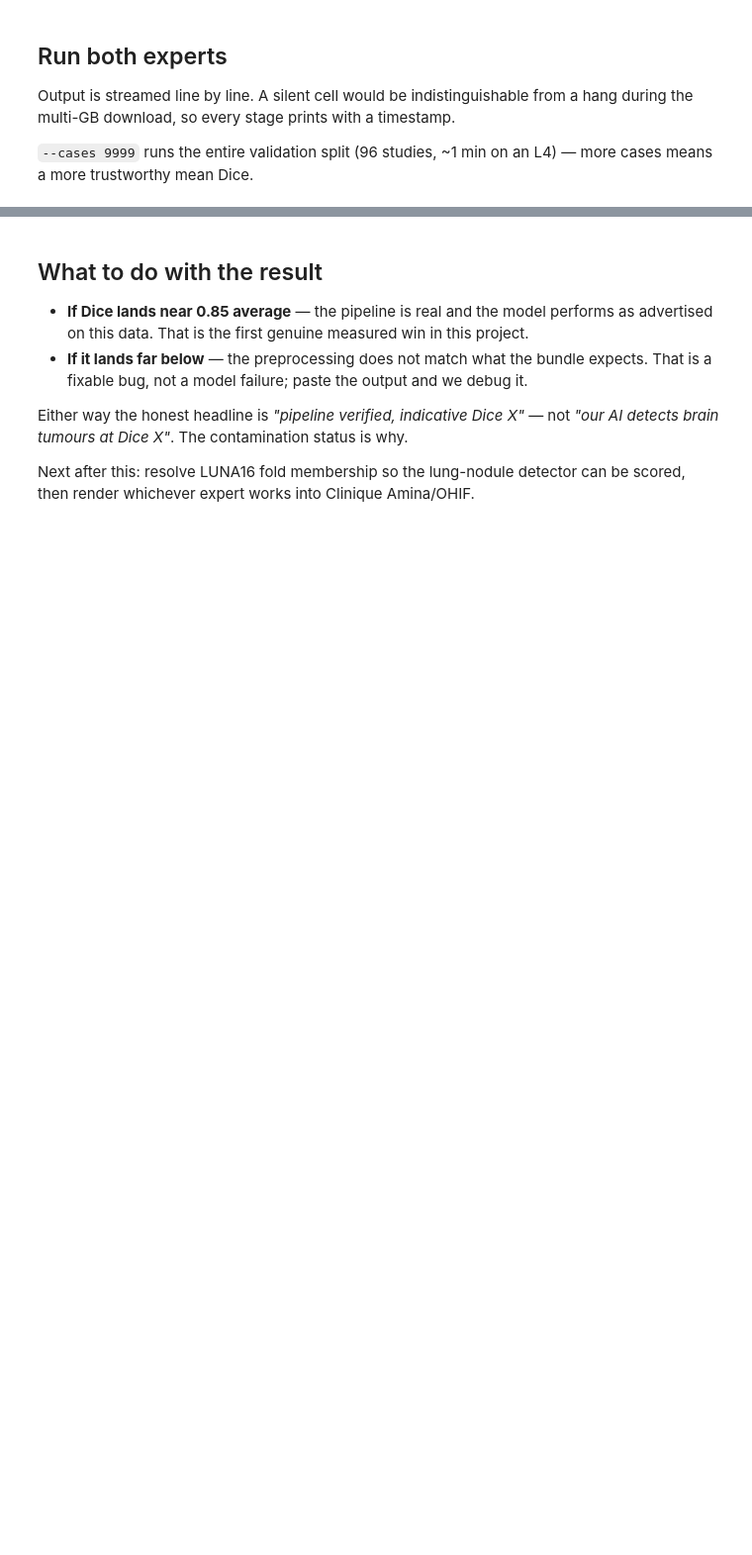
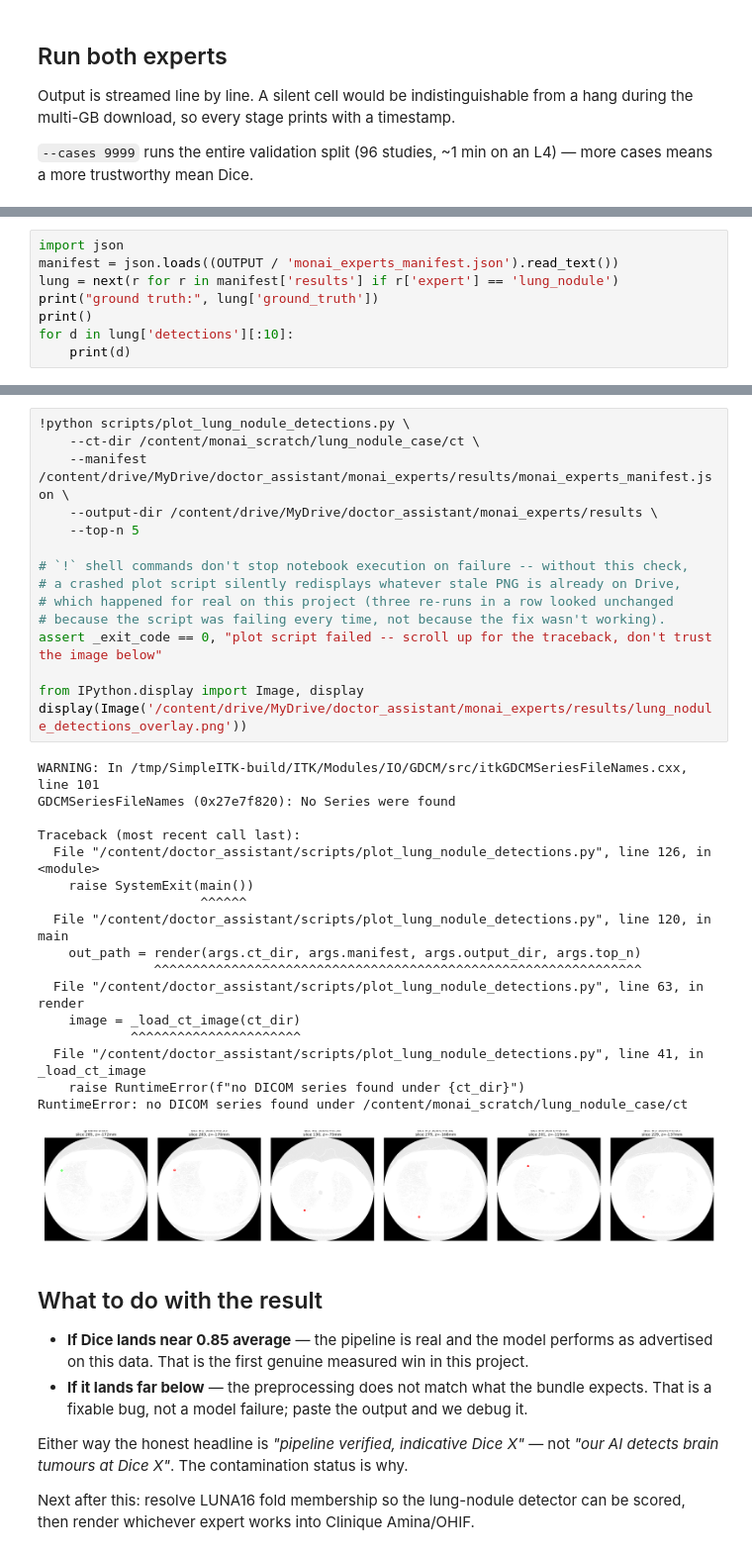
Before and after one commit to Hamza09Hamza/doctor_assistant, a Jupyter notebook: notebooks/monai_pathology_experts_colab.ipynb, the cells around one changed output, grey strips where cells are left out. Shown at 99% size. Cells and saved outputs as stored; diff of their text form; blank space fills up the shorter version.

```diff
--- a/notebooks/monai_pathology_experts_colab.ipynb
+++ b/notebooks/monai_pathology_experts_colab.ipynb
@@ -166,0 +180,8 @@ contamination: UNVERIFIED
+# %%
+import json
+manifest = json.loads((OUTPUT / 'monai_experts_manifest.json').read_text())
+lung = next(r for r in manifest['results'] if r['expert'] == 'lung_nodule')
+print("ground truth:", lung['ground_truth'])
+print()
+for d in lung['detections'][:10]:
+    print(d)
@@ -167,3 +201,36 @@ contamination: UNVERIFIED
+# %%
+!python scripts/plot_lung_nodule_detections.py \
+    --ct-dir /content/monai_scratch/lung_nodule_case/ct \
+    --manifest /content/drive/MyDrive/doctor_assistant/monai_experts/results/monai_experts_manifest.json \
+    --output-dir /content/drive/MyDrive/doctor_assistant/monai_experts/results \
+    --top-n 5
+
+# `!` shell commands don't stop notebook execution on failure -- without this check,
+# a crashed plot script silently redisplays whatever stale PNG is already on Drive,
+# which happened for real on this project (three re-runs in a row looked unchanged
+# because the script was failing every time, not because the fix wasn't working).
+assert _exit_code == 0, "plot script failed -- scroll up for the traceback, don't trust the image below"
+
+from IPython.display import Image, display
+display(Image('/content/drive/MyDrive/doctor_assistant/monai_experts/results/lung_nodule_detections_overlay.png'))
+# %% [output]
+WARNING: In /tmp/SimpleITK-build/ITK/Modules/IO/GDCM/src/itkGDCMSeriesFileNames.cxx, line 101
+GDCMSeriesFileNames (0x27e7f820): No Series were found
+
+Traceback (most recent call last):
+  File "/content/doctor_assistant/scripts/plot_lung_nodule_detections.py", line 126, in <module>
+    raise SystemExit(main())
+                     ^^^^^^
+  File "/content/doctor_assistant/scripts/plot_lung_nodule_detections.py", line 120, in main
+    out_path = render(args.ct_dir, args.manifest, args.output_dir, args.top_n)
+               ^^^^^^^^^^^^^^^^^^^^^^^^^^^^^^^^^^^^^^^^^^^^^^^^^^^^^^^^^^^^^^^
+  File "/content/doctor_assistant/scripts/plot_lung_nodule_detections.py", line 63, in render
+    image = _load_ct_image(ct_dir)
+            ^^^^^^^^^^^^^^^^^^^^^^
+  File "/content/doctor_assistant/scripts/plot_lung_nodule_detections.py", line 41, in _load_ct_image
+    raise RuntimeError(f"no DICOM series found under {ct_dir}")
+RuntimeError: no DICOM series found under /content/monai_scratch/lung_nodule_case/ct
+[figure, added]
 # %% [markdown]
 ## What to do with the result
 
```
Also changed, not shown: parts of 6 cells of this notebook, 1 other file.
